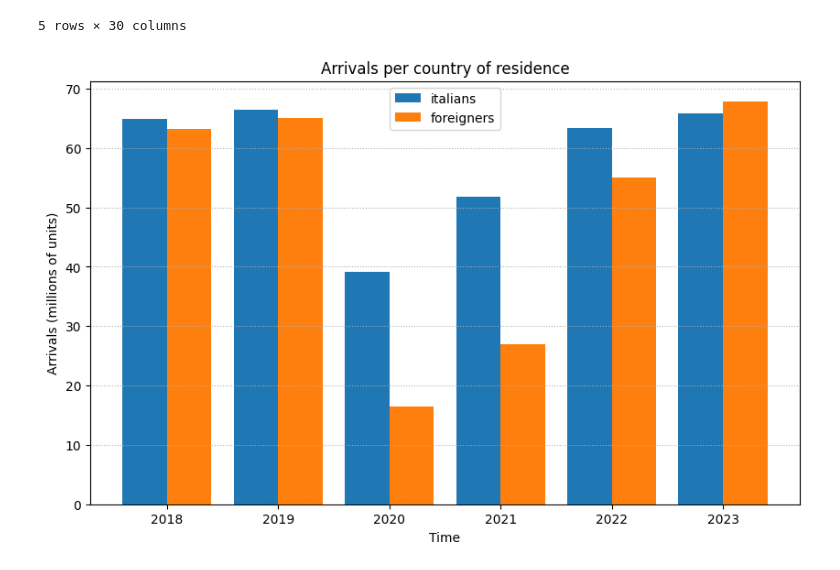
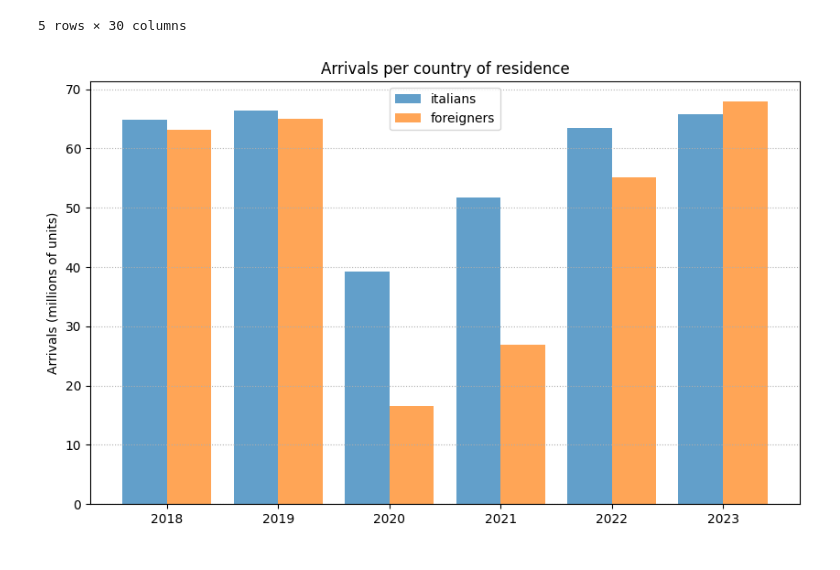
Before and after one commit to T0ls/data-Visualization, a Jupyter notebook: code/countries.ipynb, the cells around one changed output. Cells and saved outputs as stored; diff of their text form; code cells hidden in the pictures.

```diff
--- a/code/countries.ipynb
+++ b/code/countries.ipynb
@@ -20,15 +20,14 @@ arrivals_extra_it = arrivals_per_country[arrivals_per_country['COUNTRY_RES_GUEST
 # %%
 plt.figure(figsize=(10, 6))
 
 width = 0.4
-plt.bar(arrivals_it.index - width/2, arrivals_it['OBS_VALUE'], width, label='italians')
-plt.bar(arrivals_extra_it.index + width/2, arrivals_extra_it['OBS_VALUE'], width, label='foreigners')
+plt.bar(arrivals_it.index - width/2, arrivals_it['OBS_VALUE'], width, label='italians', alpha=0.7)
+plt.bar(arrivals_extra_it.index + width/2, arrivals_extra_it['OBS_VALUE'], width, label='foreigners', alpha=0.7)
 
 plt.ylabel("Arrivals (millions of units)")
-plt.xlabel("Time")
 plt.legend()
 plt.title("Arrivals per country of residence")
 plt.grid(True, axis='y', linestyle=':')
 plt.show()
 # %% [output]
-[figure, old version]
+[figure, new version]
```
Also changed, not shown: parts of 2 cells of this notebook, 3 other files.
